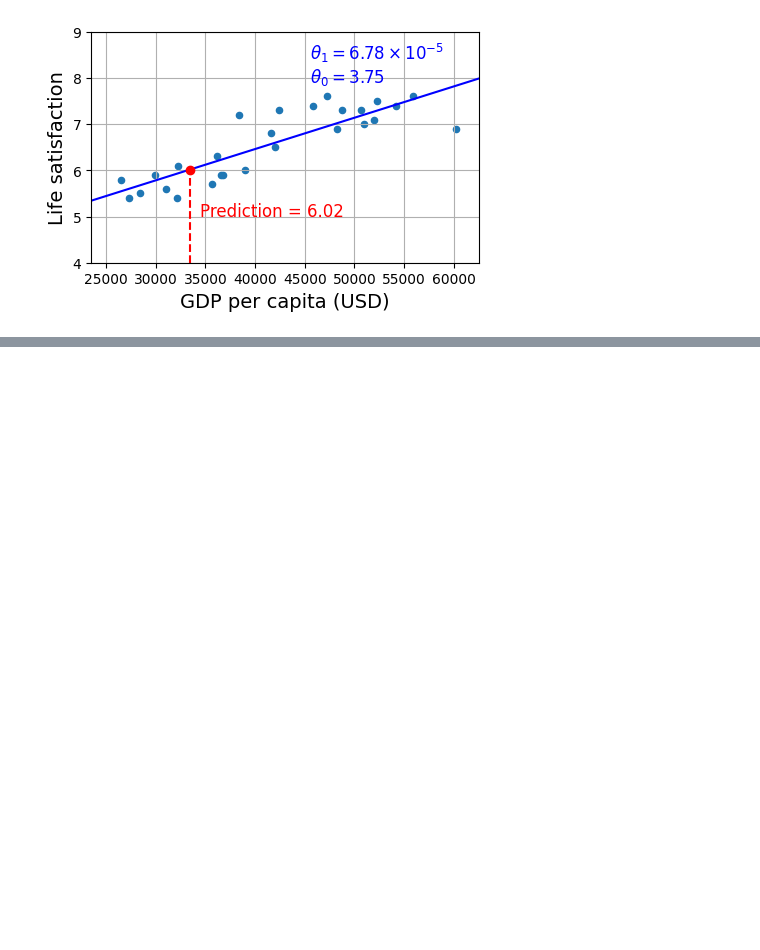
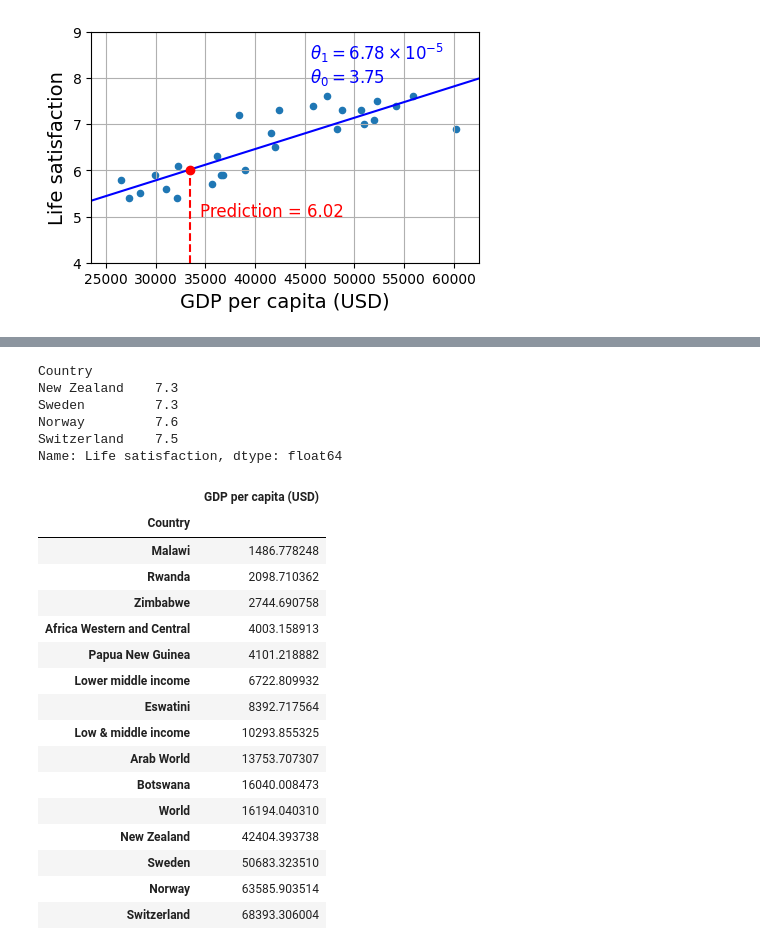
Before and after one commit to dabster108/sklearn-pytorch-lab, a Jupyter notebook: HandsonLearning.ipynb, the cells around one changed output, grey strips where cells are left out. Cells and saved outputs as stored; diff of their text form; code cells hidden in the pictures; blank space fills up the shorter version.

```diff
--- a/HandsonLearning.ipynb
+++ b/HandsonLearning.ipynb
@@ -348,0 +430,32 @@ plt.show()
+# %%
+w_countries = [c for c in full_country_stats.index if "W" in c.upper()]
+full_country_stats.loc[w_countries][lifesat_col]
+# %% [output]
+Country
+New Zealand    7.3
+Sweden         7.3
+Norway         7.6
+Switzerland    7.5
+Name: Life satisfaction, dtype: float64
+# %%
+
+all_w_countries = [c for c in gdp_per_capita.index if "W" in c.upper()]
+gdp_per_capita.loc[all_w_countries].sort_values(by=gdppc_col)
+# %% [output]
+|  | GDP per capita (USD) |
+| Country |  |
+| Malawi | 1486.778248 |
+| Rwanda | 2098.710362 |
+| Zimbabwe | 2744.690758 |
+| Africa Western and Central | 4003.158913 |
+| Papua New Guinea | 4101.218882 |
+| Lower middle income | 6722.809932 |
+| Eswatini | 8392.717564 |
+| Low & middle income | 10293.855325 |
+| Arab World | 13753.707307 |
+| Botswana | 16040.008473 |
+| World | 16194.040310 |
+| New Zealand | 42404.393738 |
+| Sweden | 50683.323510 |
+| Norway | 63585.903514 |
+| Switzerland | 68393.306004 |
```
Also changed, not shown: parts of 5 cells of this notebook.
